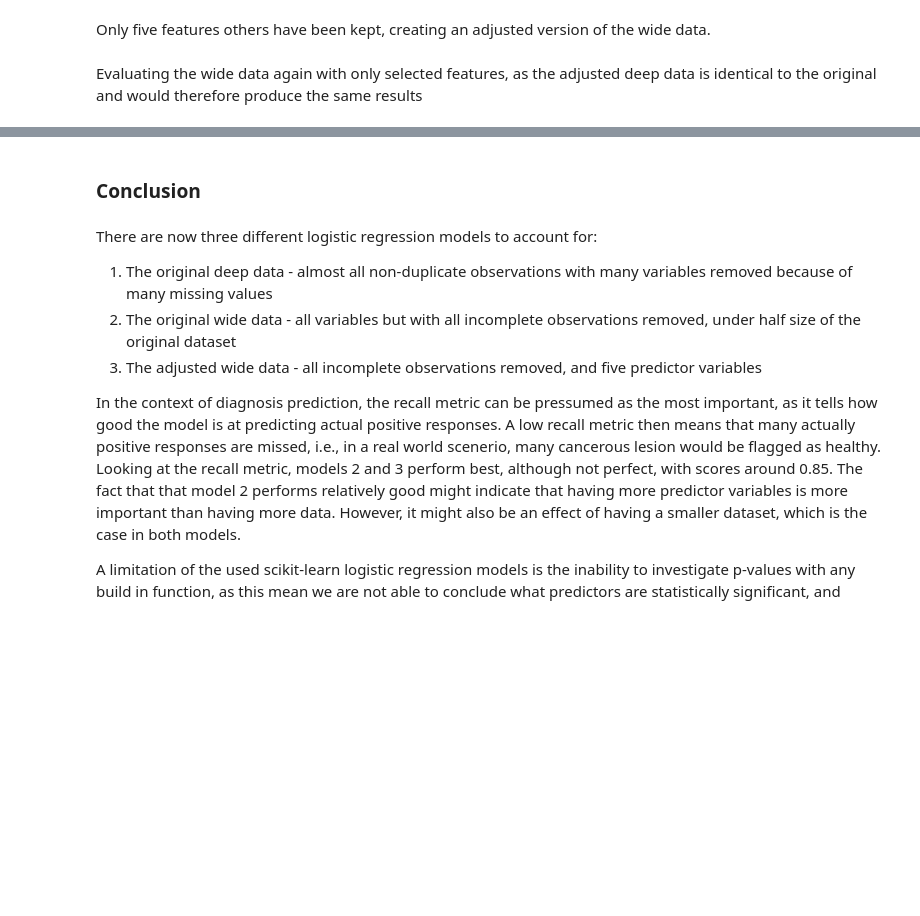
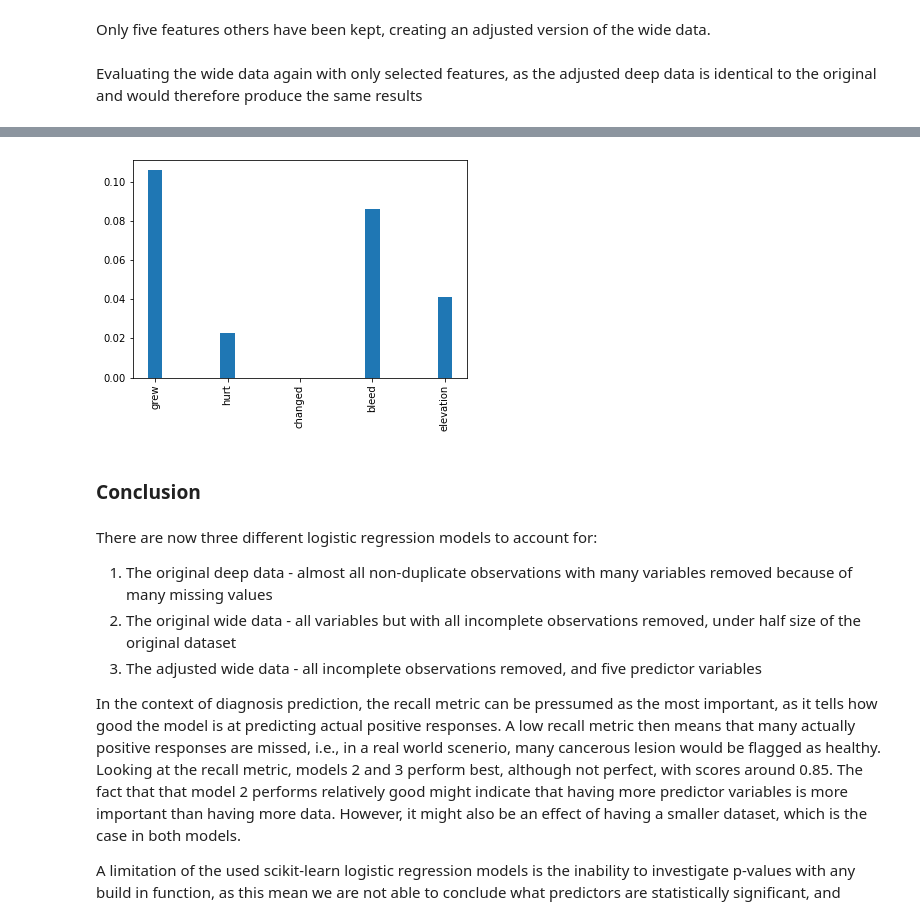
Before and after one commit to sanderengel/fyp2023, a Jupyter notebook: code/open_question.ipynb, the cells around one changed output, grey strips where cells are left out. Cells and saved outputs as stored; diff of their text form; code cells hidden in the pictures; blank space fills up the shorter version.

```diff
--- a/code/open_question.ipynb
+++ b/code/open_question.ipynb
@@ -423,3 +444,19 @@ Wide data (adjusted): {'Accuracy': 0.7797222222222222, 'Recall': 0.8273913043478
+# %%
+feature_selector = train_feature_selector(X2_adjusted, y2, 5)
+scores = feature_scores(feature_selector)
+
+def plot_feature_scores(scores, X_train):
+    # Get no. of features
+    features = len(scores)
+
+    # Visualize feature scores
+    plt.bar(np.arange(0,features), scores, width=.2)
+    plt.xticks(np.arange(0,features), list(X_train.columns), rotation='vertical')
+    plt.show()
+
+plot_feature_scores(scores, X2_adjusted)
+# %% [output]
+[figure, added]
 # %% [markdown]
 ### Conclusion
 # %% [markdown]
```
Also changed, not shown: parts of 5 cells of this notebook, 9 other files.
